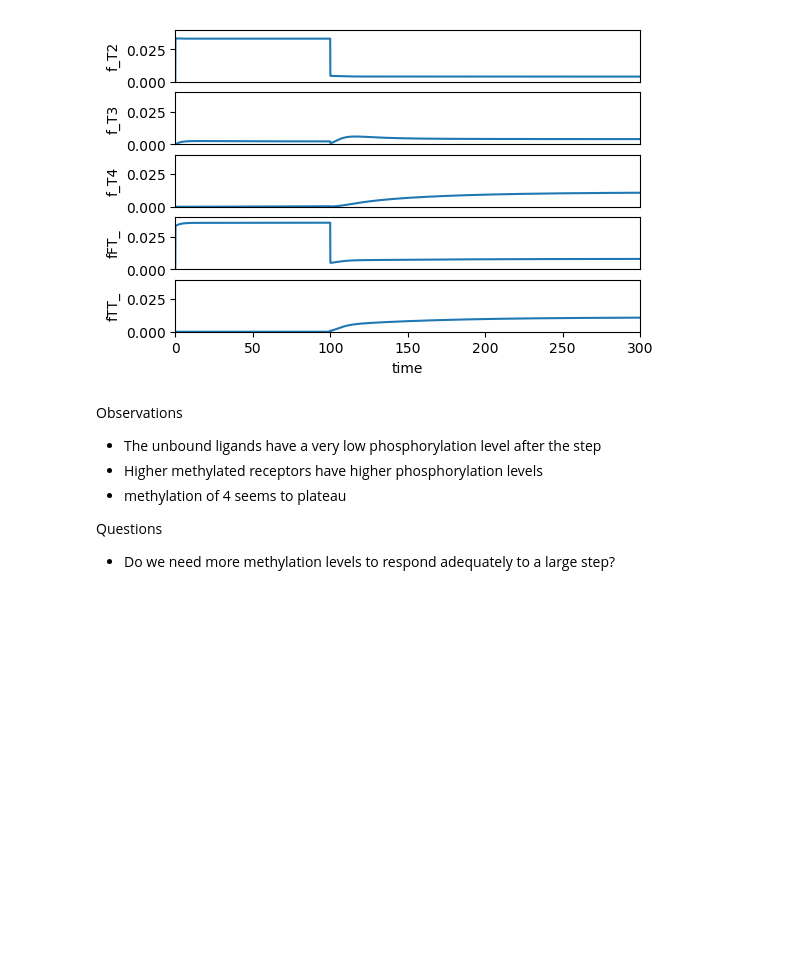
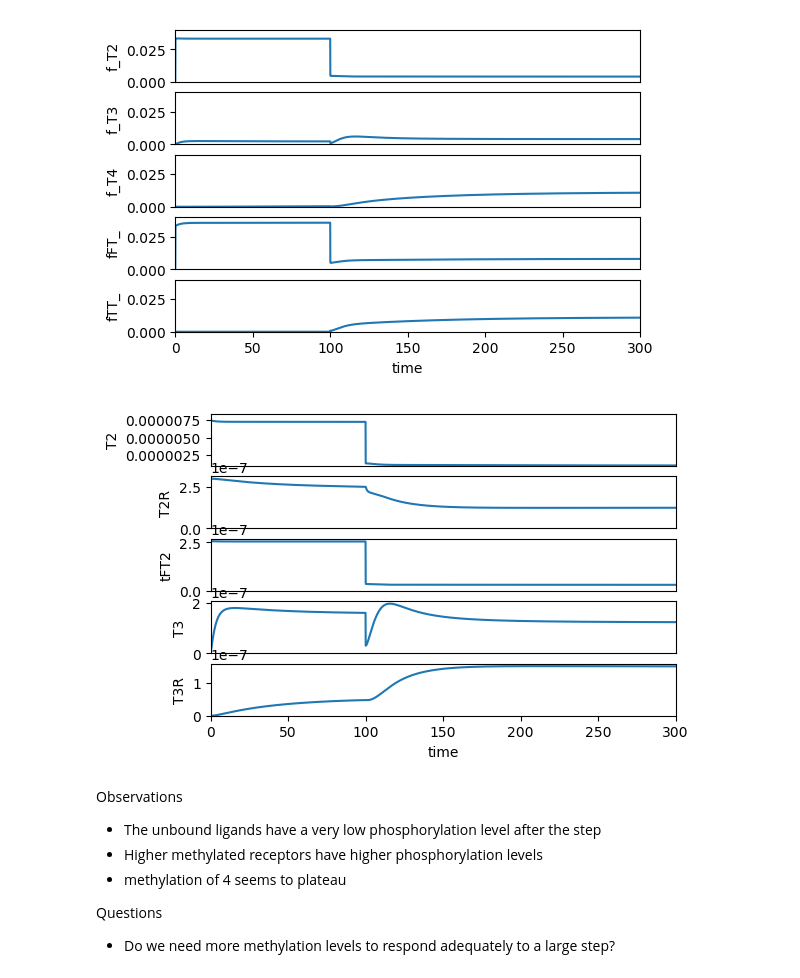
Before and after one commit to ScienceStacks/BioCellControl, a Jupyter notebook: Analysis/chemotaxis.ipynb, the cells around one changed output. Drawn from its saved outputs; the diff is of its cells as text; code cells hidden in the pictures; blank space fills up the shorter version.

```diff
--- a/Analysis/chemotaxis.ipynb
+++ b/Analysis/chemotaxis.ipynb
@@ -140,6 +140,12 @@ sim(elements=["at (time > 100): L = 11e-6"])
 plotter.lines(["f_T2", "f_T3", "f_T4", "fFT_", "fTT_"], yrange=[0,.04])
 # %% [output]
 [figure]
+# %%
+# Breakdown the state phosphorylations by ligand bound and methylation level
+sim(elements=["at (time > 100): L = 11e-6"])
+plotter.lines(["T2", "T2R", "tFT2", "T3", "T3R"])
+# %% [output]
+[figure, added]
 # %% [markdown]
 Observations
  - The unbound ligands have a very low phosphorylation level after the step
```
Also changed, not shown: 1 other file.
